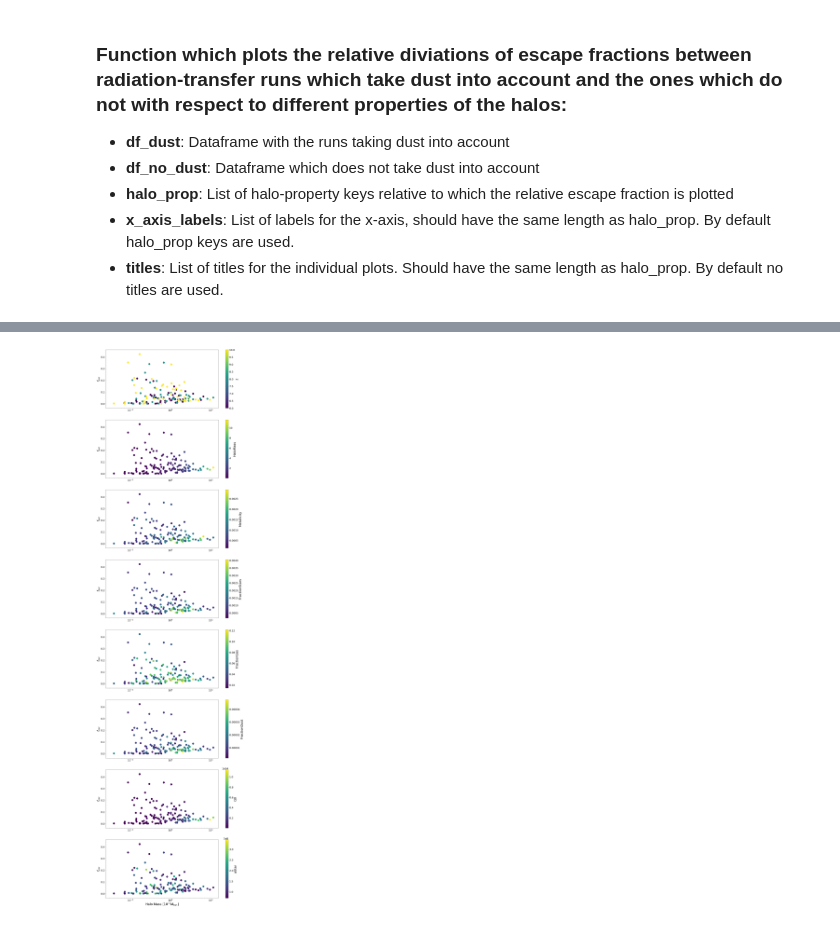
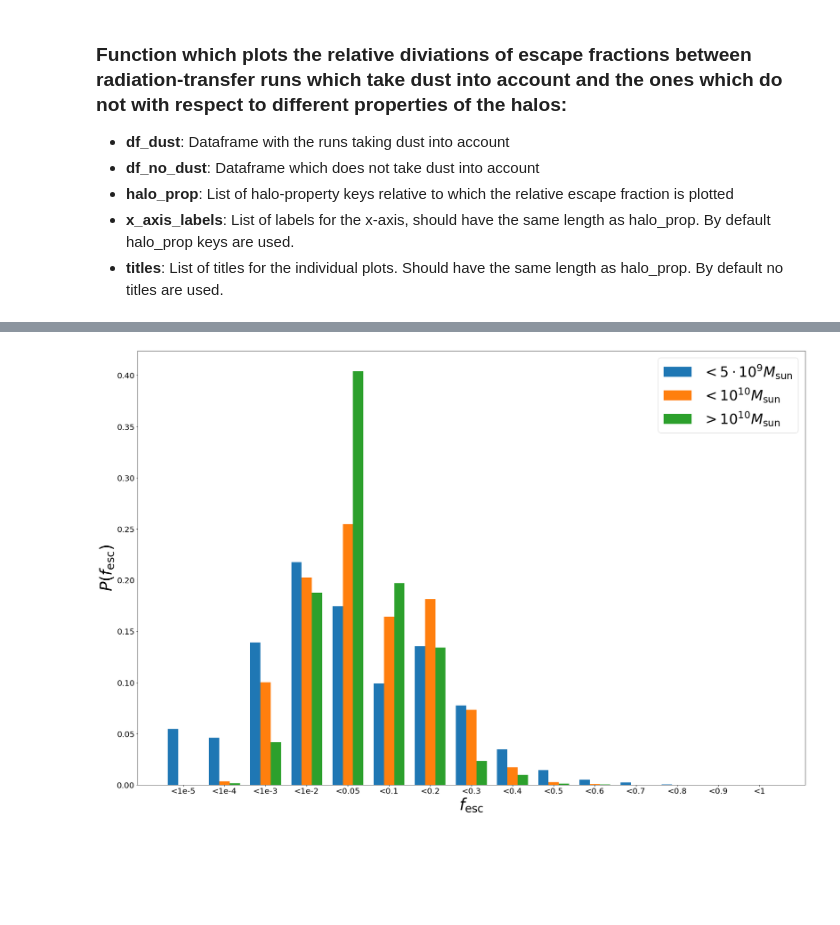
Before and after one commit to IvanKostyuk94/f_esc, a Jupyter notebook: plots.ipynb, the cells around one changed output, grey strips where cells are left out. Cells and saved outputs as stored; diff of their text form; code cells hidden in the pictures; blank space fills up the shorter version.

Commit message:
Added several new plotting routines to plots.ipynb

```diff
--- a/plots.ipynb
+++ b/plots.ipynb
@@ -101,0 +175,17 @@ def plot_comparisons(df_dust, df_no_dust, halo_prop, x_axis_labels=None, titles=
+# %%
+def compare_hist(histograms, labels=None, bin_labels=None):
+    num = len(histograms)
+    width = 1./(num+1)
+    steps_to_left = np.floor(len(histograms)/2)
+    if labels==None:
+        labels = np.arange(len(histograms))
+    if bin_labels==None:
+        bin_labels = np.arange(histograms[0].size)
+    for i, hist in enumerate(histograms):
+        plt.bar(np.arange(hist.size)-width*(steps_to_left-i), hist, width = width, label=labels[i])
+
+    x_axis = np.arange(histograms[0].size)
+    plt.xticks(x_axis, bin_labels)
+    plt.legend(fontsize=35)
+    plt.ylabel(r'$P(f_\mathrm{esc})$', size= 40)
+    plt.xlabel(r'$f_{\mathrm{esc}}$', size = 40)
@@ -102,3 +198,17 @@ def plot_comparisons(df_dust, df_no_dust, halo_prop, x_axis_labels=None, titles=
+# %%
+def compare_single_source_dist(dataframes, bin_edges=None, bin_labels=None, labels=None):
+    if bin_edges == None:
+        bin_edges = [-np.inf, 1e-5, 1e-4, 1e-3, 1e-2, .05, .1, .2, .3, .4, .5, .6, .7, .8, .9, 1.]
+    if bin_labels == None:
+        bin_labels = ['<1e-5', '<1e-4', '<1e-3', '<1e-2', '<0.05', '<0.1', '<0.2', '<0.3',
+                      '<0.4', '<0.5', '<0.6', '<0.7', '<0.8', '<0.9', '<1']
+    histograms = []
+    for dataframe in dataframes:
+        hist = single_source_dist(dataframe, bin_edges=bin_edges, bin_labels=bin_labels,
+                                  plot=False, return_hist=True)
+        histograms.append(hist)
+
+    compare_hist(histograms, labels=labels, bin_labels=bin_labels)
 # %%
-df_dust = pd.read_hdf('df_f_esc.h5', 'dust')
-df_no_dust = pd.read_hdf('df_f_esc.h5', 'no_dust')
+df_dust = pd.read_hdf('df_f_esc_freq.h5', 'dust')
+df_no_dust = pd.read_hdf('df_f_esc_freq.h5', 'no_dust')
@@ -116,5 +215,11 @@ plot_comparisons(df_dust, df_no_dust, list(df_dust.keys())[2:-1])
-# %%
-plt.rcParams["figure.figsize"] = (20,80)
-plot_color_coded(df_dust, list(df_dust.keys())[1:-1])
-# %% [output]
-[figure, removed]
+# %%
+df1 = df_no_dust[df_no_dust['HaloMass']<=0.5]
+df2 = df_no_dust[(df_no_dust['HaloMass']<=1) & (df_no_dust['HaloMass']>0.5)]
+df3 = df_no_dust[df_no_dust['HaloMass']>1]
+dfs = [df1,df2,df3]
+# %%
+compare_single_source_dist(dfs, labels=['$<5\cdot10^{9}M_\mathrm{sun}$',
+                                        '$<10^{10}M_\mathrm{sun}$',
+                                        '$>10^{10}M_\mathrm{sun}$'])
+# %% [output]
+[figure, added]
```
Also changed, not shown: parts of 16 cells of this notebook, 5 other files.
